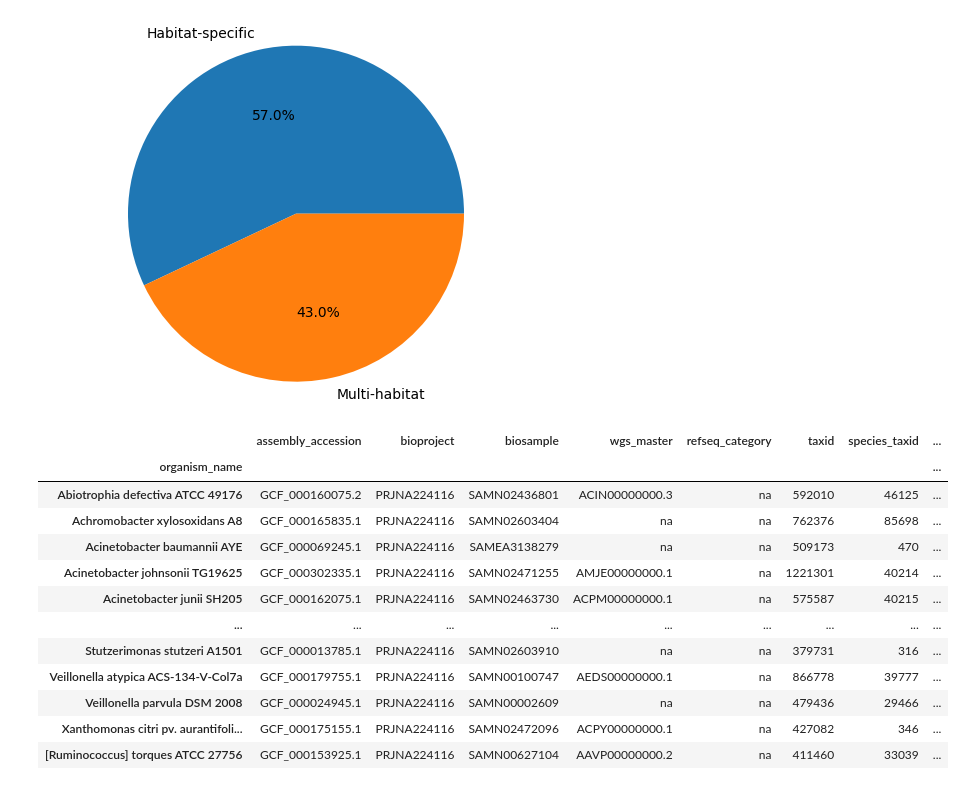
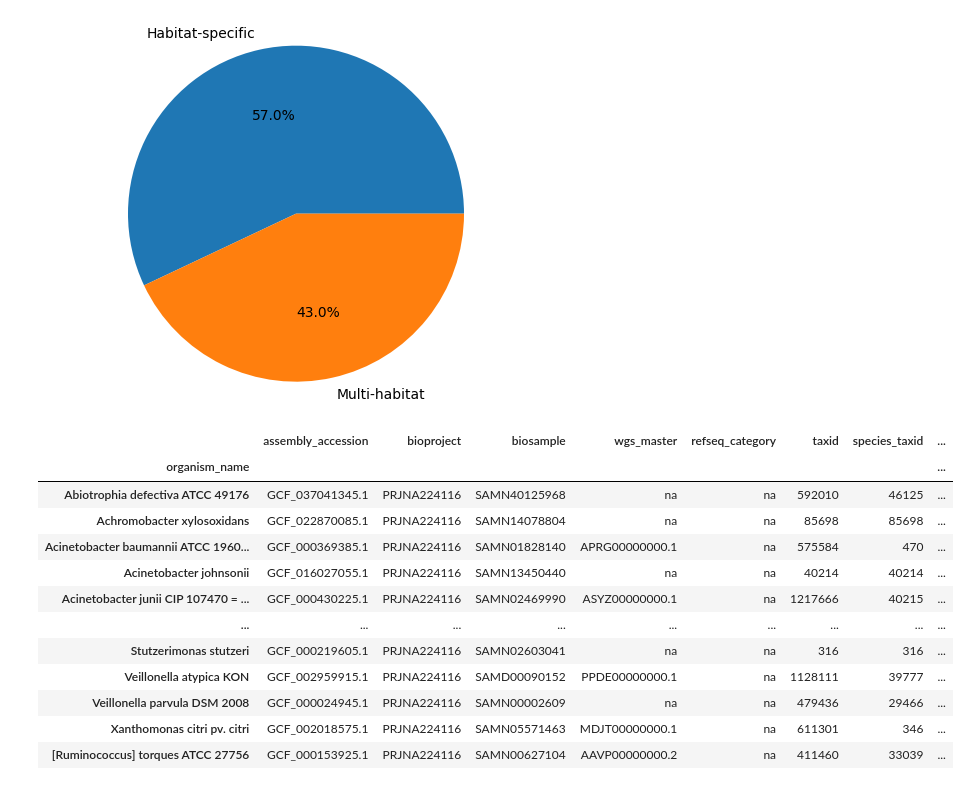
Before and after one commit to RamanLab/Hospital_Microbiome, a Jupyter notebook: Diversity.ipynb, the cells around one changed output. Drawn from its saved outputs; the diff is of its cells as text; code cells hidden in the pictures.

```diff
--- a/Diversity.ipynb
+++ b/Diversity.ipynb
@@ -312,77 +319,80 @@ plt.show()
 # %%
-# Fetching genome details of type strains of the selected microorganisms from the NCBI FTP link
-
-# FTP link
-ftp_link = "https://ftp.ncbi.nlm.nih.gov/genomes/refseq/assembly_summary_refseq.txt"
-
-def fetch_row_by_organism_name(ftp_link, organism_name):
+def fetch_row_by_organism_name(local_file_path, organism_name):
     """
-    Fetches the row from the FTP link that contains the given organism name.
+    Fetches the row from the local file that contains the given organism name.
 
     Parameters:
-    ftp_link (str): The FTP link to the file.
+    local_file_path (str): The local path to the file.
     organism_name (str): The name of the organism to search for.
 
     Returns:
     str: The row containing the organism name, or None if not found.
     """
-    # Fetch the content of the file
-    response = requests.get(ftp_link)
-    if response.status_code == 200:
-        # Split content by lines
-        lines = response.text.split('\n')
-        # Search for the row containing the organism name
-        for line in lines:
-            if "assembly from type material" in line or "assembly from synonym type material" in line:
-                if organism_name in line:
-                    return line
-            elif "assembly designated as neotype" in line:
-                if organism_name in line:
-                    return line
-            elif organism_name in line:
-                return line
-    else:
-        print("Failed to fetch data from FTP link.")
+    try:
+        with open(local_file_path, "r") as file:
+            lines = file.readlines()
+            key = 0
+            for line in lines:
+                if "assembly from type material" in line or "assembly from synonym type material" in line or "assembly designated as neotype" in line:
+                    if organism_name in line:
+                        return line
+                        key = 1
+
+            if key == 0:
+                for line in lines:
+                    if "representative genome" in line:
+                        if organism_name in line:
+                            return line
+                            key = 1
+
+            if key == 0:
+                for line in lines:
+                    if organism_name in line:
+                        return line
+                        key = 1
+
+
+
+    except FileNotFoundError:
+        print("Local file not found.")
 
 # Create an empty DataFrame
 column_names = ["assembly_accession", "bioproject", "biosample", "wgs_master", "refseq_category",
                 "taxid", "species_taxid", "organism_name", "infraspecific_name", "isolate",
                 "version_status", "assembly_level", "release_type", "genome_rep", "seq_rel_date",
                 "asm_name", "asm_submitter", "gbrs_paired_asm", "paired_asm_comp", "ftp_path",
                 "excluded_from_refseq", "relation_to_type_material", "asm_not_live_date", "assembly_type",
                 "group", "genome_size", "genome_size_ungapped", "gc_percent", "replicon_count",
                 "scaffold_count", "contig_count", "annotation_provider", "annotation_name",
                 "annotation_date", "total_gene_count", "protein_coding_gene_count", "non_coding_gene_count",
                 "pubmed_id"]
-
 genome_details = pd.DataFrame(columns=column_names)
 
 # Iterate over unique_values and append rows to the DataFrame
+ncbi_filepath = output_path + 'assembly_summary_refseq.txt'
+
 for organism_name in unique_values:
-    row = fetch_row_by_organism_name(ftp_link, organism_name)
+    row = fetch_row_by_organism_name(ncbi_filepath, organism_name)
     if row:
         row_data = row.split('\t')
-        new_row = pd.DataFrame([row_data], columns=column_names)
-        genome_details = pd.concat([genome_details, new_row], ignore_index=True)
+        genome_details.loc[len(genome_details)] = row_data
 
 # Set organism_name as the index
 genome_details.set_index('organism_name', inplace=True)
-
-# Save the genome information to the CSV file
-genome_details.to_csv(output_path + 'genome_details.csv', index=True, sep=',')
+#genome_details.index = genome_details.index.to_series().apply(lambda x: ' '.join(x.split()[:2]))
 
 genome_details
 # %% [output]
 |  | assembly_accession | bioproject | biosample | wgs_master | refseq_category | taxid | species_taxid | ... |
 | organism_name |  |  |  |  |  |  |  | ... |
-| Abiotrophia defectiva ATCC 49176 | GCF_000160075.2 | PRJNA224116 | SAMN02436801 | ACIN00000000.3 | na | 592010 | 46125 | ... |
-| Achromobacter xylosoxidans A8 | GCF_000165835.1 | PRJNA224116 | SAMN02603404 | na | na | 762376 | 85698 | ... |
-| Acinetobacter baumannii AYE | GCF_000069245.1 | PRJNA224116 | SAMEA3138279 | na | na | 509173 | 470 | ... |
-| Acinetobacter johnsonii TG19625 | GCF_000302335.1 | PRJNA224116 | SAMN02471255 | AMJE00000000.1 | na | 1221301 | 40214 | ... |
-| Acinetobacter junii SH205 | GCF_000162075.1 | PRJNA224116 | SAMN02463730 | ACPM00000000.1 | na | 575587 | 40215 | ... |
+| Abiotrophia defectiva ATCC 49176 | GCF_037041345.1 | PRJNA224116 | SAMN40125968 | na | na | 592010 | 46125 | ... |
+| Achromobacter xylosoxidans | GCF_022870085.1 | PRJNA224116 | SAMN14078804 | na | na | 85698 | 85698 | ... |
+| Acinetobacter baumannii ATCC 1960... | GCF_000369385.1 | PRJNA224116 | SAMN01828140 | APRG00000000.1 | na | 575584 | 470 | ... |
+| Acinetobacter johnsonii | GCF_016027055.1 | PRJNA224116 | SAMN13450440 | na | na | 40214 | 40214 | ... |
+| Acinetobacter junii CIP 107470 = ... | GCF_000430225.1 | PRJNA224116 | SAMN02469990 | ASYZ00000000.1 | na | 1217666 | 40215 | ... |
 | ... | ... | ... | ... | ... | ... | ... | ... | ... |
-| Stutzerimonas stutzeri A1501 | GCF_000013785.1 | PRJNA224116 | SAMN02603910 | na | na | 379731 | 316 | ... |
-| Veillonella atypica ACS-134-V-Col7a | GCF_000179755.1 | PRJNA224116 | SAMN00100747 | AEDS00000000.1 | na | 866778 | 39777 | ... |
+| Stutzerimonas stutzeri | GCF_000219605.1 | PRJNA224116 | SAMN02603041 | na | na | 316 | 316 | ... |
+| Veillonella atypica KON | GCF_002959915.1 | PRJNA224116 | SAMD00090152 | PPDE00000000.1 | na | 1128111 | 39777 | ... |
 | Veillonella parvula DSM 2008 | GCF_000024945.1 | PRJNA224116 | SAMN00002609 | na | na | 479436 | 29466 | ... |
-| Xanthomonas citri pv. aurantifoli... | GCF_000175155.1 | PRJNA224116 | SAMN02472096 | ACPY00000000.1 | na | 427082 | 346 | ... |
+| Xanthomonas citri pv. citri | GCF_002018575.1 | PRJNA224116 | SAMN05571463 | MDJT00000000.1 | na | 611301 | 346 | ... |
 | [Ruminococcus] torques ATCC 27756 | GCF_000153925.1 | PRJNA224116 | SAMN00627104 | AAVP00000000.2 | na | 411460 | 33039 | ... |
```
Also changed, not shown: parts of 5 cells of this notebook, 3 other files.
